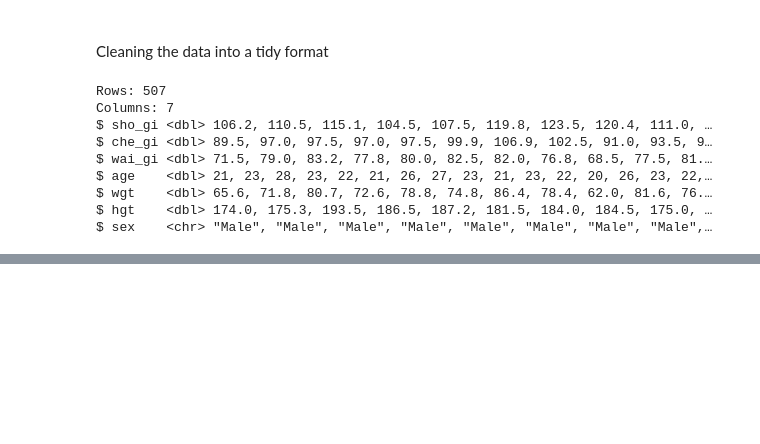
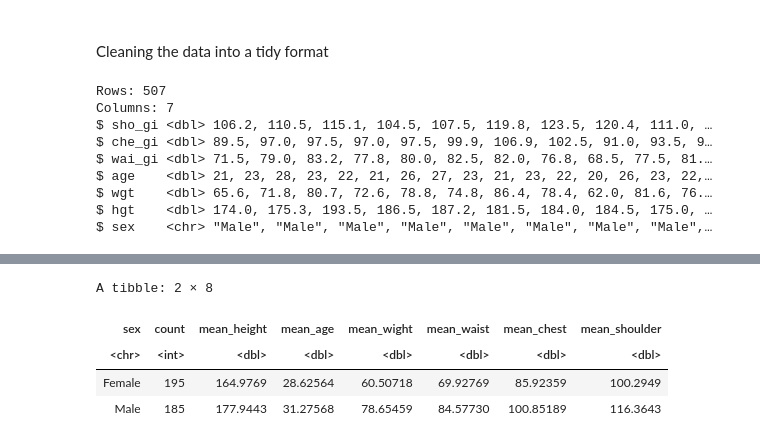
Before and after one commit to hansenlin05/DSCI-100_Project, a Jupyter notebook: Project Proposal.ipynb, the cells around one changed output, grey strips where cells are left out. Saved outputs shown, nothing was run; the diff lists cells and outputs as text; code cells hidden in the pictures; blank space fills up the shorter version.

```diff
--- a/Project Proposal.ipynb
+++ b/Project Proposal.ipynb
@@ -200,0 +152,19 @@ A tibble: 2 × 20
+# %%
+# Mean of predictor variables
+set.seed(4321)
+mean_data <- bm_train |>
+    group_by(sex) |>
+    summarize(count = n(),
+             mean_height = mean(hgt),
+             mean_age = mean(age),
+              mean_wight = mean(wgt),
+             mean_waist = mean(wai_gi),
+             mean_chest = mean(che_gi),
+             mean_shoulder = mean(sho_gi))
+mean_data
+# %% [output]
+A tibble: 2 × 8
+| sex | count | mean_height | mean_age | mean_wight | mean_waist | mean_chest | mean_shoulder |
+| <chr> | <int> | <dbl> | <dbl> | <dbl> | <dbl> | <dbl> | <dbl> |
+| Female | 195 | 164.9769 | 28.62564 | 60.50718 | 69.92769 | 85.92359 | 100.2949 |
+| Male | 185 | 177.9443 | 31.27568 | 78.65459 | 84.57730 | 100.85189 | 116.3643 |
```
Also changed, not shown: parts of 12 cells of this notebook.
